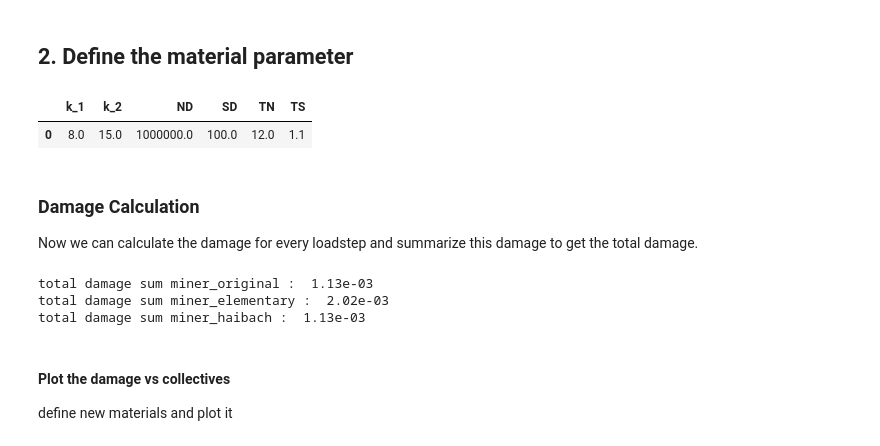
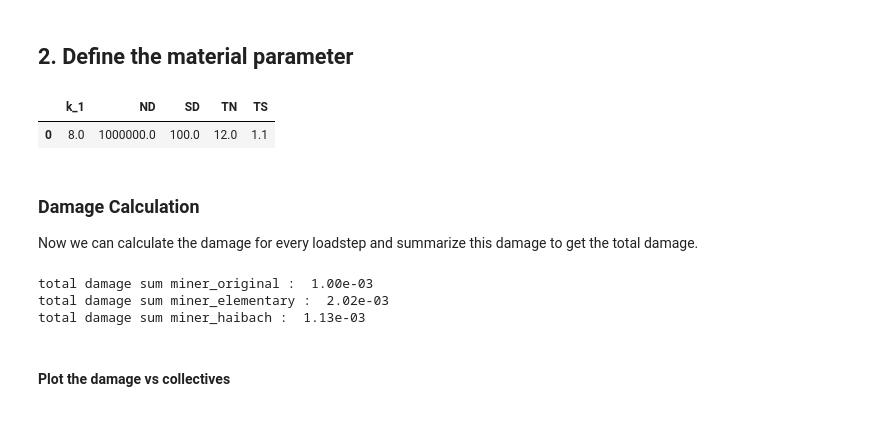
Before and after one commit to DKreuter/pyLife-PragTic, a Jupyter notebook: use_cases/damage_calc/damage_calc.ipynb, the cells around one changed output. Cells and saved outputs as stored; diff of their text form; code cells hidden in the pictures.

```diff
--- a/use_cases/damage_calc/damage_calc.ipynb
+++ b/use_cases/damage_calc/damage_calc.ipynb
@@ -38,17 +38,17 @@ load_cycles
 # %%
 k_1 = 8
 mat = pd.Series({
     'k_1': k_1,
-    'k_2' : 2 * k_1 - 1,
+    # 'k_2' : 2 * k_1 - 1,
     'ND': 1.0e6,
     'SD': 100.0,
     'TN': 12.,
     'TS': 1.1
 })
 display(mat.to_frame().T)
 # %% [output]
-|  | k_1 | k_2 | ND | SD | TN | TS |
-| 0 | 8.0 | 15.0 | 1000000.0 | 100.0 | 12.0 | 1.1 |
+|  | k_1 | ND | SD | TN | TS |
+| 0 | 8.0 | 1000000.0 | 100.0 | 12.0 | 1.1 |
 # %% [markdown]
 ### Damage Calculation
 Now we can calculate the damage for every loadstep and summarize this damage to get the total damage.
@@ -60,11 +60,9 @@ damage = {
 }
 pr_out = [print("total damage sum " + k + " :  %.2e" %v.sum()) for k, v in damage.items()]
 # %% [output]
-total damage sum miner_original :  1.13e-03
+total damage sum miner_original :  1.00e-03
 total damage sum miner_elementary :  2.02e-03
 total damage sum miner_haibach :  1.13e-03
 # %% [markdown]
 #### Plot the damage vs collectives
-
-define new materials and plot it
 # %%
```
Also changed, not shown: parts of 1 cell of this notebook.
